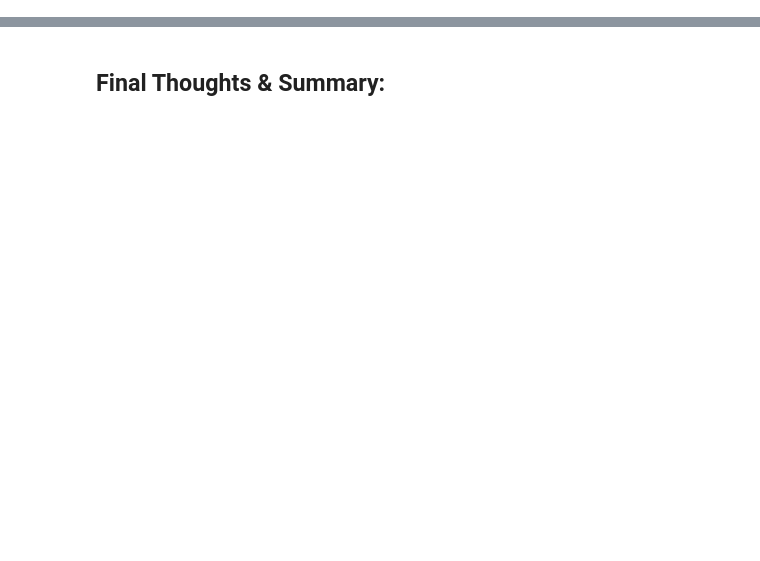
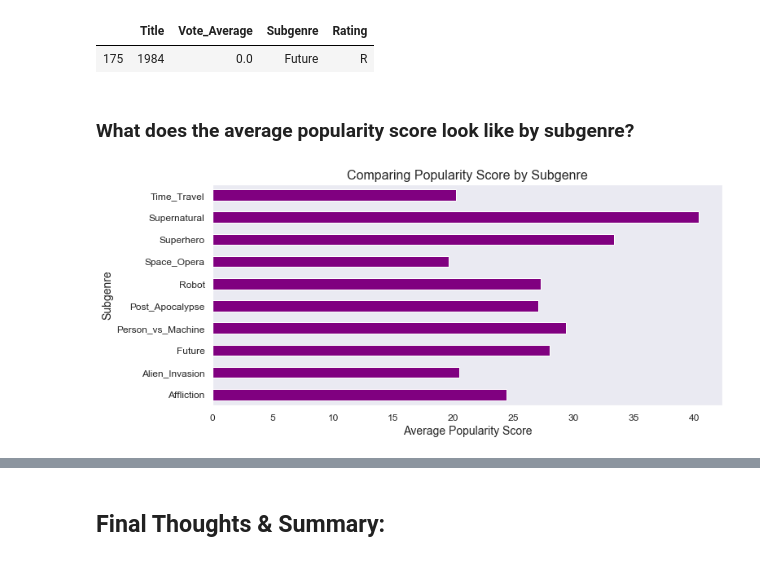
Before and after one commit to AlisonSalerno/scifi-movie-eda-project, a Jupyter notebook: AJAnalyticaFinal.ipynb, the cells around one changed output, grey strips where cells are left out. Drawn from its saved outputs; the diff is of its cells as text; code cells hidden in the pictures; blank space fills up the shorter version.

```diff
--- a/AJAnalyticaFinal.ipynb
+++ b/AJAnalyticaFinal.ipynb
@@ -143,0 +34,19 @@ plt.bar(range(len(top_10)),top_10_revenue)
+# %%
+#merging data from TMDB API dataset and Movie Mojo webscraped dataset
+#cleaning merged data by dropping unneeded columns & renaming columns
+
+df1=pd.read_csv('mdbv2.csv',index_col=0)
+df2=pd.read_csv('movie_subgenres.csv',index_col=0)
+df1.reset_index(inplace=True)
+df1.rename(columns={'title':'Title'},inplace=True)
+sci_fi_df=pd.merge(df1,df2,on='Title')
+sci_fi_df.rename(columns={'Lifetime_Gross': 'Revenue'},inplace=True)
+sci_fi_df.rename(columns={'popularity': 'Popularity','vote_count':'Vote_Count',
+                          'vote_average': 'Vote_Average','release_date':'Release_Date'},inplace=True)
+sci_fi_df.rename(columns={'genre':'Genre'},inplace=True)
+sci_fi_df.drop(['mdb_id','Date_Released'],axis=1, inplace=True)
+ratings_df=pd.read_csv('Ratings.csv')
+# %%
+#merging third dataset from OMDB for movie ratings
+scifi_df=pd.merge(ratings_df,sci_fi_df,on='Title')
+scifi_df.columns
@@ -143,0 +97,28 @@ plt.bar(range(len(top_10)),top_10_revenue)
+# %%
+#We sorted by Revenue and returned the title of the movie with the lowest generated revenue.
+
+scifi_df[['Title', 'Revenue','Subgenre','Rating']].drop_duplicates(subset='Title',inplace=False).sort_values(by='Revenue',ascending=True).head(1)
+
+#We sorted by Vote_Average and returned the title of the movie with the lowest rating.
+
+scifi_df[['Title', 'Vote_Average','Subgenre','Rating']].drop_duplicates(subset='Title',inplace=False).sort_values(by='Vote_Average',ascending=True).head(1)
+# %% [output]
+|  | Title | Vote_Average | Subgenre | Rating |
+| 175 | 1984 | 0.0 | Future | R |
+# %% [markdown]
+### What does the average popularity score look like by subgenre?
+# %%
+#plots each subgenre's average popularity score in a horizontal bar graph
+#use of bar plot allows subgenres to be compared
+
+Avg_pop_by_sub=scifi_df.groupby('Subgenre')['Popularity'].mean()
+Fig1=Avg_pop_by_sub.plot(kind='barh',figsize=(10,5),grid=False,color='purple')
+Fig1.set_title('Comparing Popularity Score by Subgenre',fontdict={'size':16})
+Fig1.set_xlabel('Average Popularity Score',fontdict={'size':14})
+Fig1.set_ylabel('Subgenre',fontdict={'size':14})
+plt.xticks(fontsize=12)
+plt.yticks(fontsize=12)
+
+plt.show()
+# %% [output]
+[figure, added]
```
Also changed, not shown: parts of 45 cells of this notebook, 4 other files.
